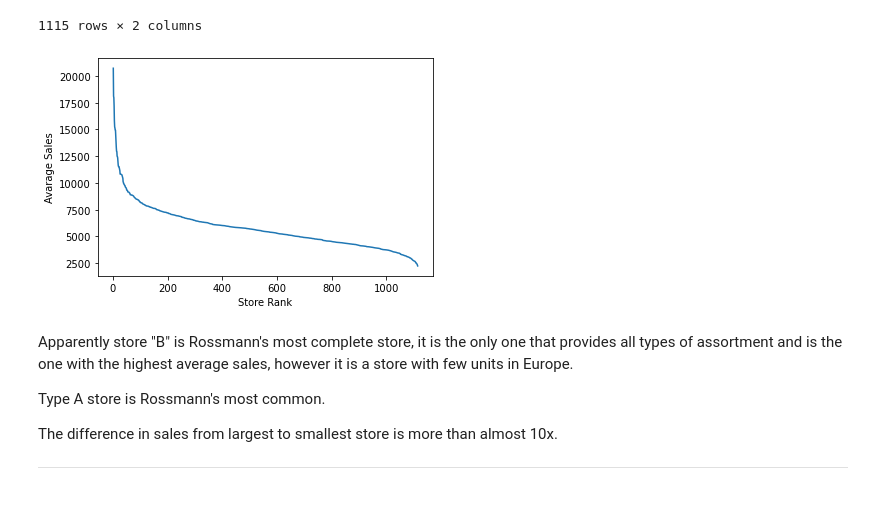
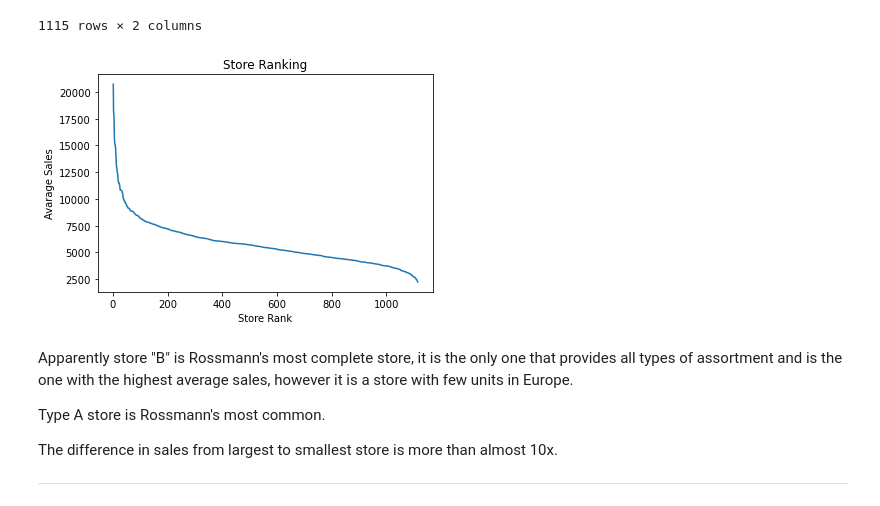
Before and after one commit to alyssonvidal/Rossmann-Sales-Forecast, a Jupyter notebook: notebooks/rossmann_02_eda.ipynb, the cells around one changed output. Saved outputs shown, nothing was run; the diff lists cells and outputs as text; code cells hidden in the pictures.

Commit message:
images and reports

```diff
--- a/notebooks/rossmann_02_eda.ipynb
+++ b/notebooks/rossmann_02_eda.ipynb
@@ -215,12 +219,14 @@ zipsorted
 | 307 | 2244.503185 | 1115 |
 1115 rows × 2 columns
 # %%
+plt.title('Store Ranking')
 sns.lineplot(x='rank', y='sales', data=zipsorted)
 plt.xlabel('Store Rank')
 plt.ylabel('Avarage Sales')
+plt.savefig("..//images//sales_rank.png")
 plt.show()
 # %% [output]
-[figure, old version]
+[figure, new version]
 # %% [markdown]
 Apparently store "B" is Rossmann's most complete store, it is the only one that provides all types of assortment and is the one with the highest average sales, however it is a store with few units in Europe.
 
```
Also changed, not shown: parts of 11 cells of this notebook, 18 other files.
